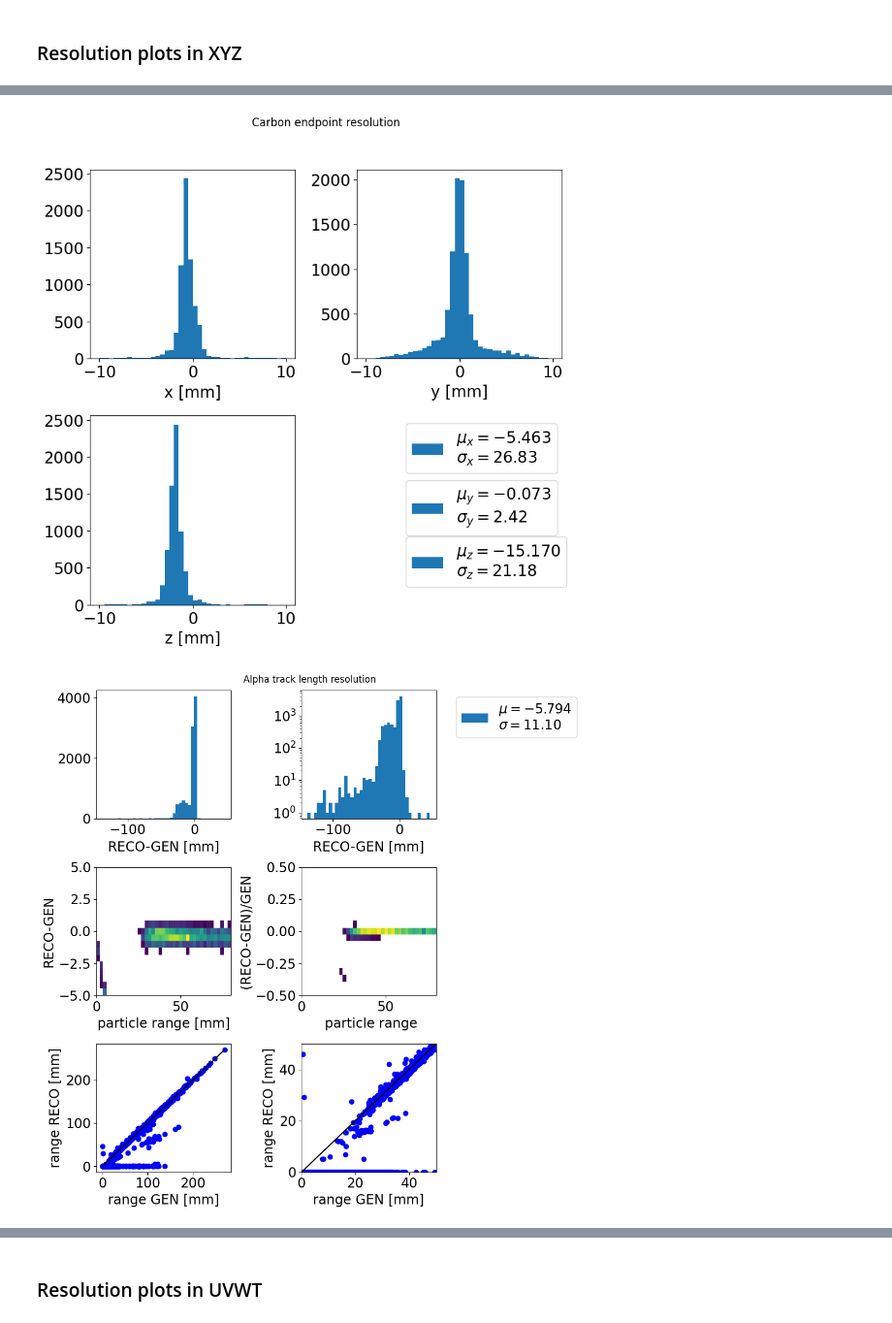
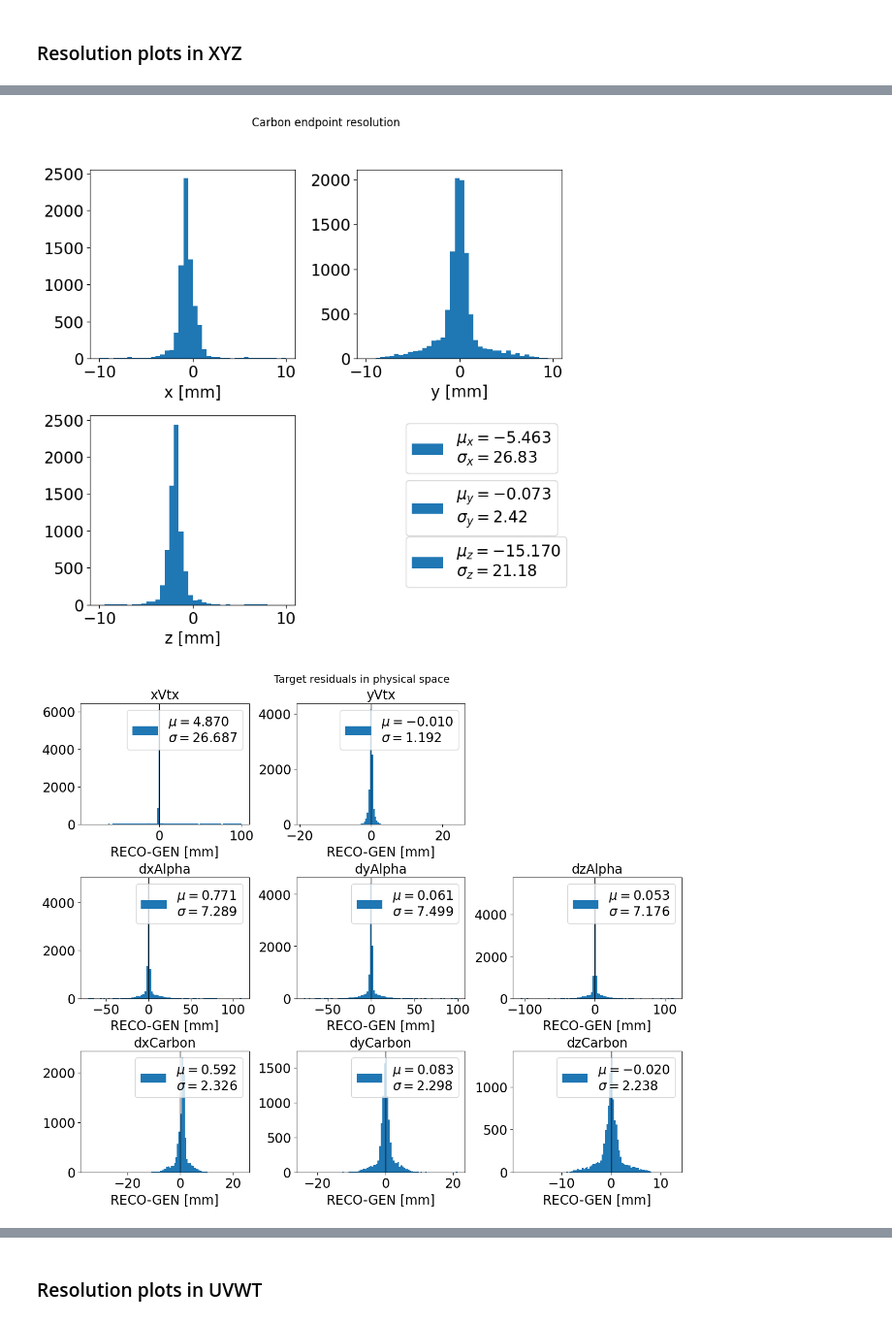
Before and after one commit to akalinow/TPCReco, a Jupyter notebook: PythonAnalysis/ipynb/ELITPC_analysis.ipynb, the cells around one changed output, grey strips where cells are left out. Shown at 97% size. Drawn from its saved outputs; the diff is of its cells as text; code cells hidden in the pictures.

```diff
--- a/PythonAnalysis/ipynb/ELITPC_analysis.ipynb
+++ b/PythonAnalysis/ipynb/ELITPC_analysis.ipynb
@@ -114,12 +117,5 @@ importlib.reload(utils)
 
 #dataset = tf.data.Dataset.load('MergedEvent_Track3D_TwoProng_gun_MC_test', compression="GZIP")
 dataset = tf.data.Dataset.load('MergedEvent_Track3D_TwoProng_gun_MC_100k_fiducial', compression="GZIP").take(10000)
-
-data = dataset.map(lambda x: tf.reshape(x["sim"][1], (1,-1))).unbatch().as_numpy_iterator()
-df_sim = pd.DataFrame(data, columns=utils.columnsXYZ)
-
-data = dataset.map(lambda x: tf.reshape(x["reco"][1], (1,-1))).unbatch().as_numpy_iterator()
-df_reco = pd.DataFrame(data, columns=utils.columnsXYZ)
-
-df_XYZ = df_sim.merge(df_reco, left_index=True, right_index=True, suffixes=("_sim", "_reco"), how="outer");
+df_XYZ = utils.tfDatasetToPandasXYZ(dataset)
 # %% [output]
@@ -151,18 +131,19 @@ Wall time: 1min 6s
 # %%
 import plotting_functions as plf
 importlib.reload(plf)
 
 #plf.controlPlots(df)
 plf.plotEndPointRes(df=df_XYZ, edge="Vtx", coordinates=["x", "y", "z"])
 plf.plotEndPointRes(df=df_XYZ, edge="Alpha", coordinates=["x", "y", "z"])
 plf.plotEndPointRes(df=df_XYZ, edge="Carbon", coordinates=["x", "y", "z"])
+plf.plotTargetResiduals(df_XYZ, normalized=False)
 
 plf.plotLengthPull(df_XYZ, partName="Alpha")
 plf.plotLengthPull(df_XYZ, partName="Carbon")
 plf.plotLengthPullEvolution(df_XYZ)
 plf.plotOpeningAngleCos(df_XYZ)
 # %% [output]
 [figure]
 [figure]
 [figure]
-[figure, old version]
+[figure, new version]
```
Also changed, not shown: parts of 9 cells of this notebook, 6 other files.
